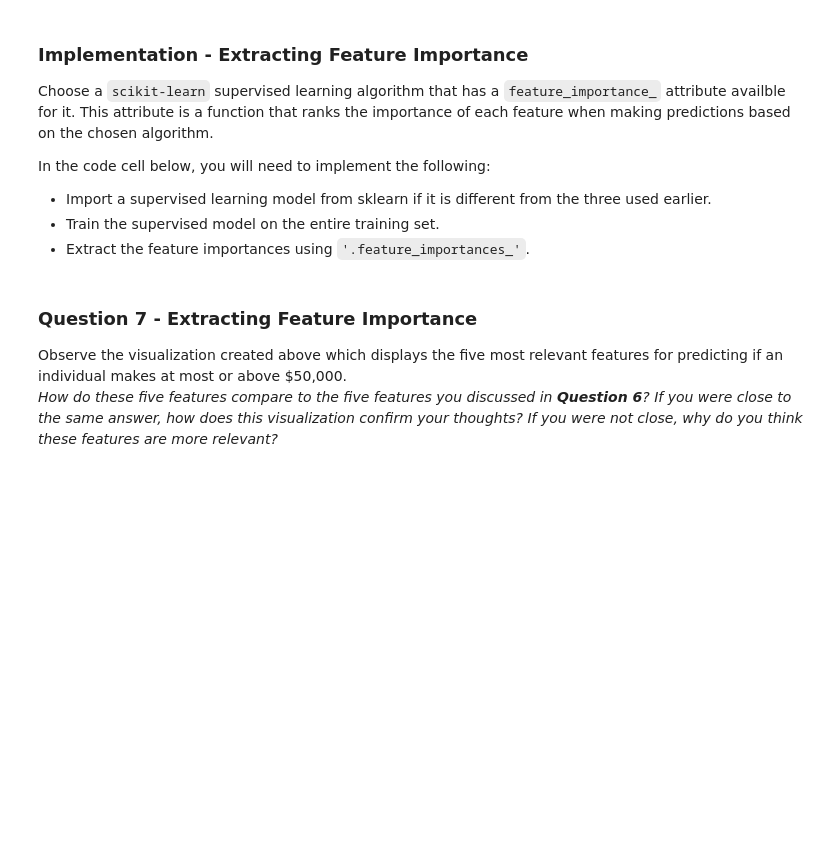
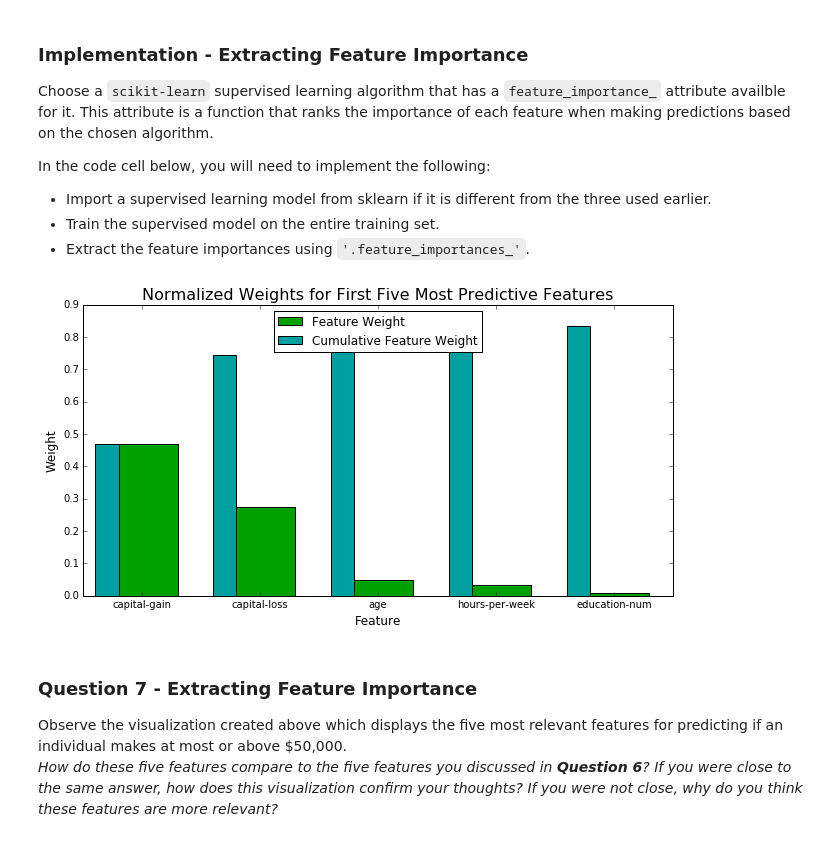
Before and after one commit to upadhyayvijay/machineLearningND, a Jupyter notebook: finding_donors/finding_donors.ipynb, the cells around one changed output. Saved outputs shown, nothing was run; the diff lists cells and outputs as text; code cells hidden in the pictures; blank space fills up the shorter version.

```diff
--- a/finding_donors/finding_donors.ipynb
+++ b/finding_donors/finding_donors.ipynb
@@ -513,15 +574,18 @@ In the code cell below, you will need to implement the following:
  - Extract the feature importances using `'.feature_importances_'`.
 # %%
 # TODO: Import a supervised learning model that has 'feature_importances_'
+from sklearn.ensemble import AdaBoostClassifier
 
 # TODO: Train the supervised model on the training set
-model = None
+model = AdaBoostClassifier(n_estimators = 500).fit(X_train, y_train)
 
 # TODO: Extract the feature importances
-importances = None
+importances = model.feature_importances_
 
 # Plot
 vs.feature_plot(importances, X_train, y_train)
+# %% [output]
+[figure, added]
 # %% [markdown]
 ### Question 7 - Extracting Feature Importance
 
```
Also changed, not shown: parts of 18 cells of this notebook, 1 other file.
